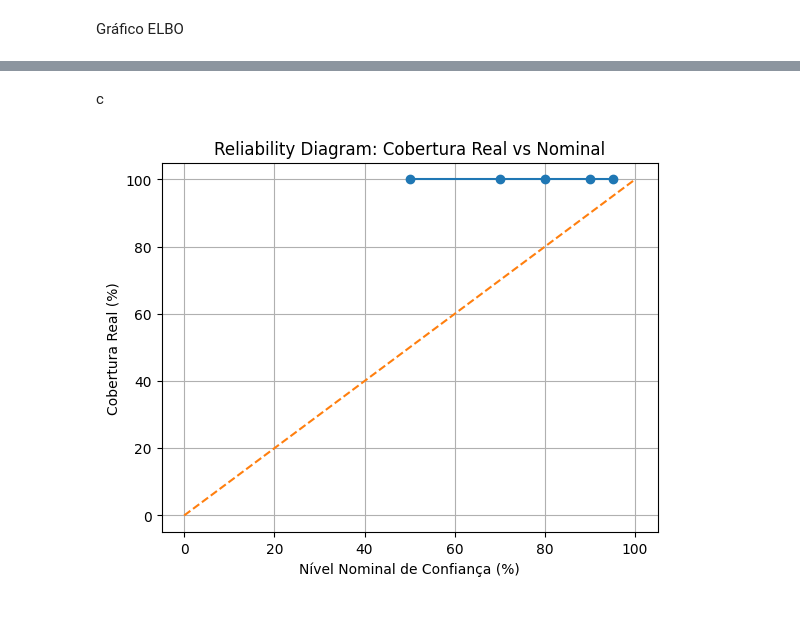
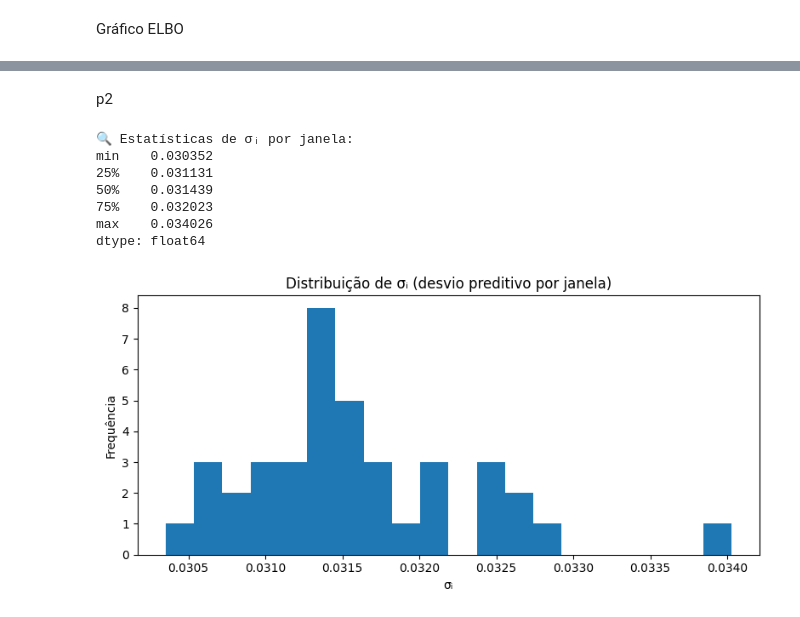
Before and after one commit to lumelab-ai/Bayesian_Weight_Tracker, a Jupyter notebook: BTST Novo V2.ipynb, the cells around one changed output, grey strips where cells are left out. Drawn from its saved outputs; the diff is of its cells as text; code cells hidden in the pictures.

```diff
--- a/BTST Novo V2.ipynb
+++ b/BTST Novo V2.ipynb
@@ -848,10 +875,10 @@ Bsts Step1 Define Model
 # • **Adição**: barra de progresso (tqdm) enquanto mapeia os grupos.
 # ================================================================
 import os
-# — coloque estas três linhas antes de qualquer import TensorFlow —
-os.environ["TF_CPP_MIN_LOG_LEVEL"] = "3"
-os.environ["METAL_DEVICE_WRAPPER_SUPPRESS_INFO_LOG"] = "1"
-os.environ["CUDA_VISIBLE_DEVICES"] = ""  # força CPU
+# — remova ou comente estas três linhas para habilitar GPU —
+# os.environ["TF_CPP_MIN_LOG_LEVEL"] = "3"
+# os.environ["METAL_DEVICE_WRAPPER_SUPPRESS_INFO_LOG"] = "1"
+# os.environ["CUDA_VISIBLE_DEVICES"] = ""  # força CPU
 
 import tensorflow as tf
 import tensorflow_probability as tfp
@@ -860,7 +887,7 @@ from pathlib import Path
 from tqdm import tqdm  # barra de progresso
 
 # --- Config paths ---
-TRAIN_PARQUET = Path("datasets") / "train_initial.parquet"
+TRAIN_PARQUET = Path("train_initial.parquet")
 TARGET_COL = "slope_kg_per_week"
 DATE_COL   = "window_start"
 
@@ -903,7 +930,7 @@ group_indices = {}
 for g, cols in tqdm(list(feature_groups.items()), desc="Grupos"):
     group_indices[g] = [feature_cols.index(col) for col in cols if col in feature_cols]
 
-GROUPS_JSON = Path("datasets") / "feature_groups.json"
+GROUPS_JSON = Path("feature_groups.json")
 GROUPS_JSON.write_text(pd.Series(group_indices).to_json(indent=2))
 print("Mapa de grupos salvo em", GROUPS_JSON)
 # %% [output]
@@ -1528,43 +1608,34 @@ print(f"✅ Walk-forward calibrado. MAE = {mae:.3f} / coverage = {coverage*100:.
 # %% [markdown]
-c
+p2
 # %%
+# === Nova Célula: Diagnóstico dos σᵢ (desvios preditivos por janela) ===
+
+import numpy as np
 import pandas as pd
-import numpy as np
 import matplotlib.pyplot as plt
-import tensorflow_probability as tfp
 
-# ----- Configurações -----
-PRED_PARQ = "datasets/walk_preds.parquet"
-TARGET = "slope_kg_per_week"
-DATE = "window_start"
+# Supondo que 'sigs' já foi gerado na célula anterior como numpy array
+# Caso ainda não esteja em escopo, recalcule chamando forecast_stats para cada janela
 
-# Níveis de confiança e z-scores correspondentes via TFP
-levels = [0.50, 0.70, 0.80, 0.90, 0.95]
-zs = [float(tfp.distributions.Normal(0., 1.).quantile((1 + lvl) / 2).numpy()) for lvl in levels]
+# 1. Estatísticas resumo
+desc = pd.Series(sigs).describe(percentiles=[0.25, 0.5, 0.75])
+print("🔍 Estatísticas de σᵢ por janela:")
+print(desc[["min", "25%", "50%", "75%", "max"]])
 
-# ----- Carrega predições -----
-df = pd.read_parquet(PRED_PARQ)
-
-# Recupera desvio-padrão implícito de IC95
-Z95 = zs[-1]
-df["pred_sd"] = (df["pred_hi95"] - df["pred_mean"]) / Z95
-
-# ----- Calcula cobertura para cada nível -----
-coverage = []
-for lvl, z in zip(levels, zs):
-    lo = df["pred_mean"] - z * df["pred_sd"]
-    hi = df["pred_mean"] + z * df["pred_sd"]
-    cover_rate = np.mean((df["slope_real"] >= lo) & (df["slope_real"] <= hi))
-    coverage.append(cover_rate)
-
-# ----- Plot Reliability Diagram -----
-plt.figure()
-plt.plot([lvl * 100 for lvl in levels], [c * 100 for c in coverage], marker="o", linestyle="-")
-plt.plot([0, 100], [0, 100], linestyle="--")  # linha de referência
-plt.xlabel("Nível Nominal de Confiança (%)")
-plt.ylabel("Cobertura Real (%)")
-plt.title("Reliability Diagram: Cobertura Real vs Nominal")
-plt.grid(True)
+# 2. Histograma da distribuição de σᵢ
+plt.figure(figsize=(8, 4))
+plt.hist(sigs, bins=20)
+plt.title("Distribuição de σᵢ (desvio preditivo por janela)")
+plt.xlabel("σᵢ")
+plt.ylabel("Frequência")
+plt.tight_layout()
 plt.show()
 # %% [output]
+🔍 Estatísticas de σᵢ por janela:
+min    0.030352
+25%    0.031131
+50%    0.031439
+75%    0.032023
+max    0.034026
+dtype: float64
-[figure, old version]
+[figure, new version]
```
Also changed, not shown: parts of 19 cells of this notebook.
